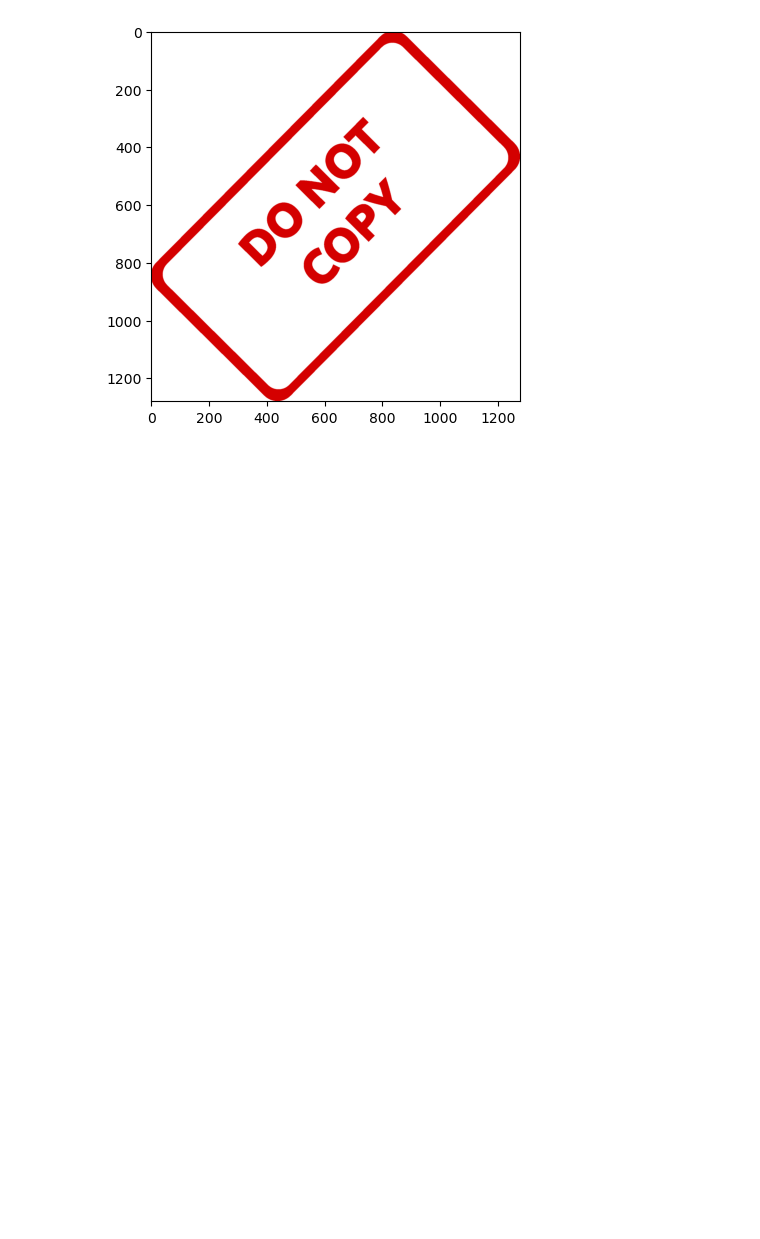
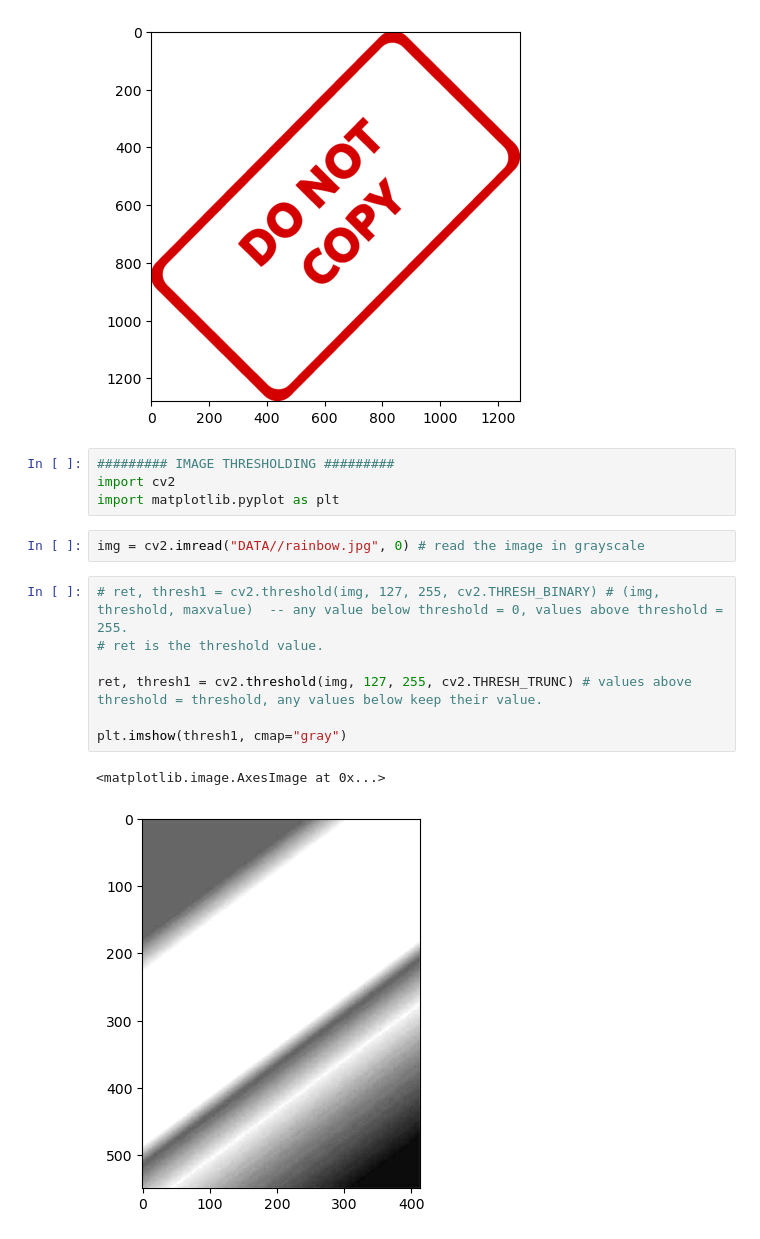
Before and after one commit to SausageMuffins/Learning-OpenCV, a Jupyter notebook: Image-Processing.ipynb, the cells around one changed output. Saved outputs shown, nothing was run; the diff lists cells and outputs as text; blank space fills up the shorter version.

Commit message:
Learnt Image Thresholding

```diff
--- a/Image-Processing.ipynb
+++ b/Image-Processing.ipynb
@@ -109,3 +109,19 @@ plt.imshow(img2)
 # %% [output]
 <matplotlib.image.AxesImage at 0x...>
 [figure]
+# %%
+######### IMAGE THRESHOLDING #########
+import cv2
+import matplotlib.pyplot as plt
+# %%
+img = cv2.imread("DATA//rainbow.jpg", 0) # read the image in grayscale
+# %%
+# ret, thresh1 = cv2.threshold(img, 127, 255, cv2.THRESH_BINARY) # (img, threshold, maxvalue)  -- any value below threshold = 0, values above threshold = 255.
+# ret is the threshold value.
+
+ret, thresh1 = cv2.threshold(img, 127, 255, cv2.THRESH_TRUNC) # values above threshold = threshold, any values below keep their value.
+
+plt.imshow(thresh1, cmap="gray")
+# %% [output]
+<matplotlib.image.AxesImage at 0x...>
+[figure, added]
```
Also changed, not shown: parts of 2 cells of this notebook.
